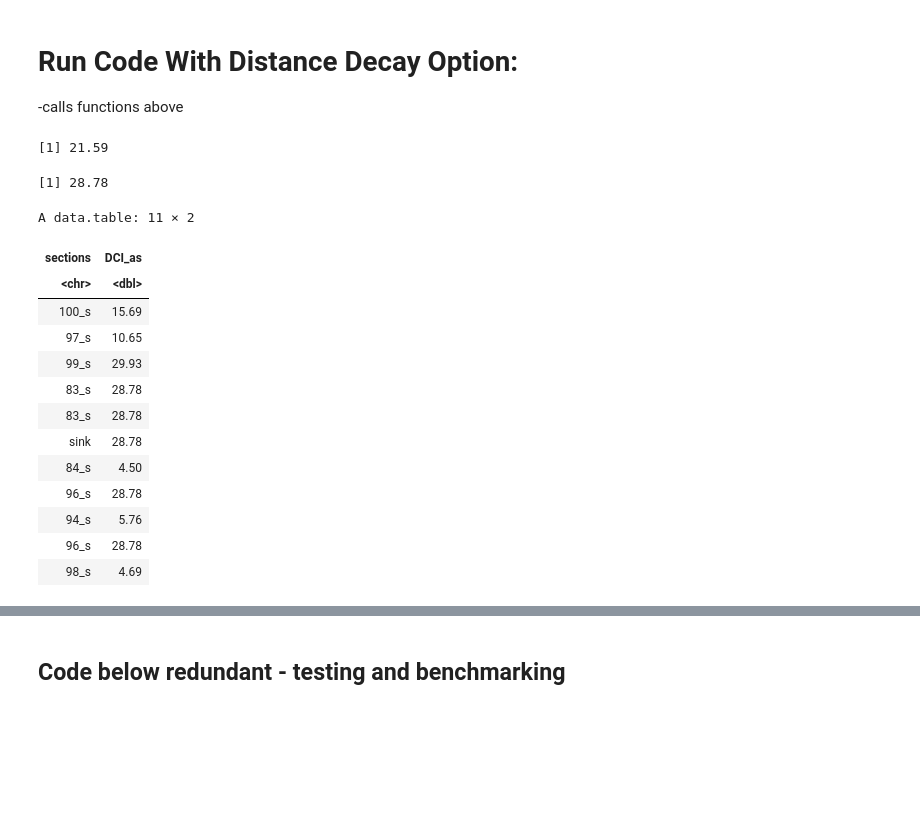
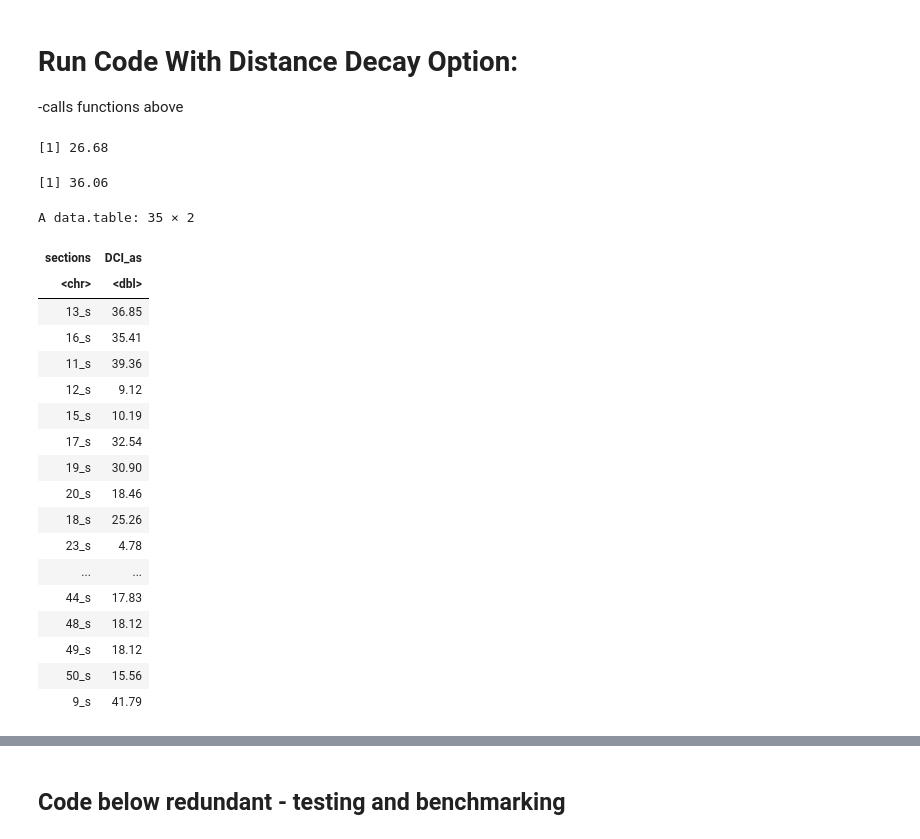
Before and after one commit to goldford/DCI-R-Code-2020, a Jupyter notebook: Dev/DCI Code for Distance Decay 2020.ipynb, the cells around one changed output, grey strips where cells are left out. Saved outputs shown, nothing was run; the diff lists cells and outputs as text; code cells hidden in the pictures; blank space fills up the shorter version.

Commit message:
Bug fix
fixed issue when the segment length is tiny compared to the maximum distance cutoff

```diff
--- a/Dev/DCI Code for Distance Decay 2020.ipynb
+++ b/Dev/DCI Code for Distance Decay 2020.ipynb
@@ -1181,16 +1215,16 @@ bDistanceLim <- as.logical(FIPEX_params$bDistanceLim)
 dMaxDist <- as.double(FIPEX_params$dMaxDist)
 bDistanceDecay <- as.logical(FIPEX_params$bDistanceDecay)
 sDDFunction <- as.character(FIPEX_params$sDDFunction)
-# for testing:
+# overrides for testing:
 #sDDFunction = "linear"
 #sDDFunction = "natexp1"
 #sDDFunction = "circle"
 #sDDFunction = "sigmoid"
 #sDDFunction = "none"
 #bDistanceLim = FALSE
-#dMaxDist = 1000
+#dMaxDist = 10000
 #bDistanceDecay = FALSE
-#naturalonly = FALSE
+naturalonly = FALSE
 #bDCISectional = TRUE
 bDCIp = TRUE
 
@@ -1244,45 +1278,63 @@ if(bDCIp==TRUE){
 ######## 5) Write to Files ######
 
 # following previous output format
 res<- data.frame(c(DCIp,DCId))
 names(res)<-"value"
 row.names(res)<-c("DCIp","DCId")
 write.table(res,file='out_dd.txt')
 
 # transform data to match what FIPEX expects
 # DCIs 'FromEdgeName' 100-101 has first numbers as downstream node
 # to align in FIPEX it can be adjusted to e.g., 100_s
+# however, this results in more than one segment since, say, node
+# 100 can have multiple upstream edges and nodes.
+# To address this the _downstream_ segment DCI_s can be reported
+# for each node in the system. This change will have to be carefully reported
+# to the user!
 if(bDCISectional==TRUE & bDCIp==TRUE){
     names(DCIs)[names(DCIs) == 'DCIs_i'] <- 'DCI_as'
     names(DCIs)[names(DCIs) == 'FromEdgeName'] <- 'section'
-    DCIs$sections <- paste(sub("\\-.*", "", DCIs$section),"_s",sep="")
+
+    #DCIs$sections <- paste(sub("\\-.*", "", DCIs$section),"_s",sep="")
+    # there was a problem encountered with the above because it resulted
+    # in more than one upstream segment associated with each node. I
+    # reversed this but now need to be careful that the segmental DCI
+    # is now reported as associated with the immediate _downstream_
+    # segement from each node!
+    DCIs$sections <- paste(sub(".*\\-", "", DCIs$section),"_s",sep="")
+
     DCIs$sections[DCIs$sections == "sink_s"] <- "sink"
     DCIs <- DCIs %>% select(sections,DCI_as)
     res<-data.frame(DCIs)
     write.table(x=res,
                 file="DCI_all_sections_dd.csv",
                 sep=",",
                 row.names=F)
 }
 
 
 DCIp
 DCId
 DCIs
 # %% [output]
-[1] 21.59
+[1] 26.68
-[1] 28.78
+[1] 36.06
-A data.table: 11 × 2
+A data.table: 35 × 2
 | sections | DCI_as |
 | <chr> | <dbl> |
-| 100_s | 15.69 |
-| 97_s | 10.65 |
-| 99_s | 29.93 |
-| 83_s | 28.78 |
-| 83_s | 28.78 |
-| sink | 28.78 |
-| 84_s | 4.50 |
-| 96_s | 28.78 |
-| 94_s | 5.76 |
-| 96_s | 28.78 |
-| 98_s | 4.69 |
+| 13_s | 36.85 |
+| 16_s | 35.41 |
+| 11_s | 39.36 |
+| 12_s | 9.12 |
+| 15_s | 10.19 |
+| 17_s | 32.54 |
+| 19_s | 30.90 |
+| 20_s | 18.46 |
+| 18_s | 25.26 |
+| 23_s | 4.78 |
+| ... | ... |
+| 44_s | 17.83 |
+| 48_s | 18.12 |
+| 49_s | 18.12 |
+| 50_s | 15.56 |
+| 9_s | 41.79 |
```
Also changed, not shown: parts of 10 cells of this notebook, 22 other files.
